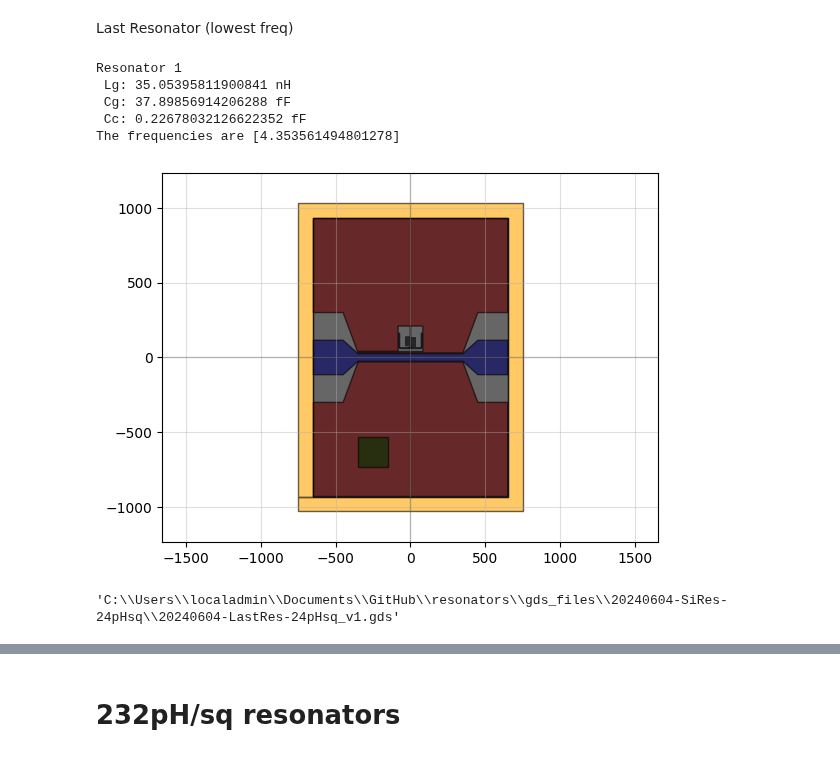
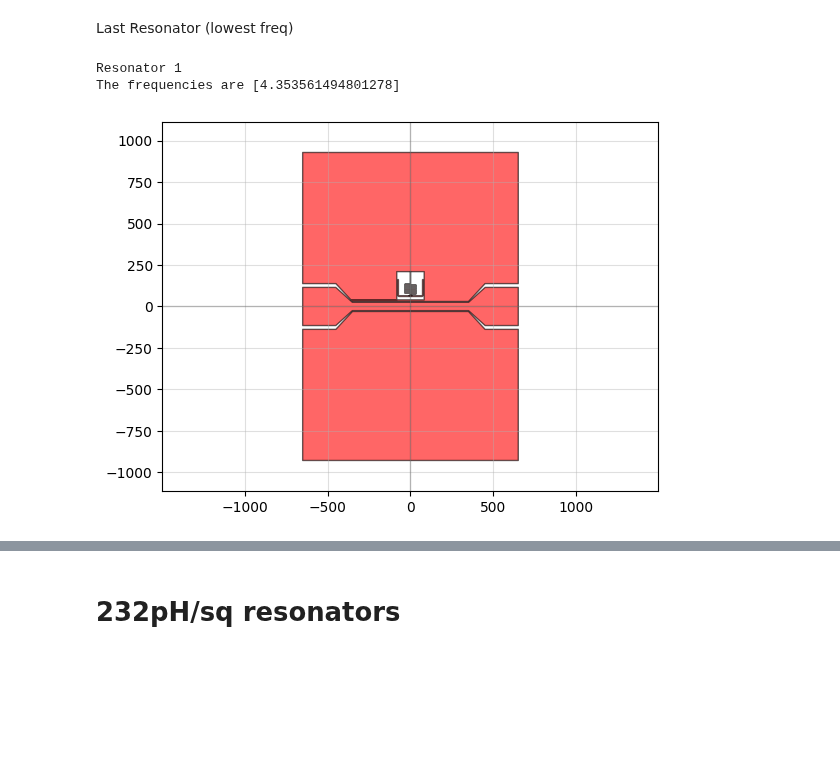
Before and after one commit to cbelo/resonators, a Jupyter notebook: 20240420-chips/design_chips.ipynb, the cells around one changed output, grey strips where cells are left out. Drawn from its saved outputs; the diff is of its cells as text; code cells hidden in the pictures; blank space fills up the shorter version.

```diff
--- a/20240420-chips/design_chips.ipynb
+++ b/20240420-chips/design_chips.ipynb
@@ -827,36 +377,32 @@ TaperWidth24 = np.ones(NumberOfResonators24)*20
 SpacingC024 = np.ones(NumberOfResonators24)*5
 SpacingCc24 = np.ones(NumberOfResonators24)*[20]
 TaperLength24 = np.ones(NumberOfResonators24)*5
 FinalSpacingBondpads24 = 100
 
 freqs = []
 for i in range(NumberOfResonators24):
     print(f'Resonator {i+1}')
     freqs.append(resonance_freq_Schuster(InductorWidth24[i]*1e-6, CapacitorWidth24[i]*1e-6, (SeparationTlineResonator24[i] + FeedlineGap24 + SpacingCc24[i])*1e-6 , FeedlineWidth24*1e-6,
                                             CapacitorVerticalLength24[i]*1e-6, SpacingC024[i]*1e-6,
                                             InductorWidth24[i]*1e-6, InductorTotalLength24[i]*1e-6, Lk_24,
                                         epsilon_r_Si, thickness_subs_Si)/1e9)
 
 print('The frequencies are', freqs)
 
 FeedlineLength24 = 700
 ChipSize24 = [FeedlineLength24 + 2*BondpadLength24 + 2*FeedlineTaperLength24, np.max(InductorTotalLength24) + 20*FeedlineWidth24]
 
 c, metal, chip24 = ChipResonatorsTline(ChipSize24, NumberOfResonators24, SeparationTlineResonator24,
                         FeedlineWidth24, FeedlineLength24, FeedlineGap24,
                         FeedlineTaperLength24, BondpadWidth24, BondpadLength24, BondpadGap24,
                         CapacitorHorizontalLength24, CapacitorVerticalLength24, CapacitorWidth24,
                         NumberOfBends24, InductorVerticalLength24, InductorHorizontalLength24, InductorWidth24, InductorEndLength24,
                         TaperWidth24, TaperLength24, SpacingC024, SpacingCc24,
-                        FinalSpacingBondpads24)
+                        FinalSpacingBondpads24, MWO_simulation=True)
 
 qp(chip24)
 chip24.write_gds(r"C:\Users\localadmin\Documents\GitHub\resonators\gds_files\20240604-SiRes-24pHsq\20240604-LastRes-24pHsq_v1.gds")
 # %% [output]
 Resonator 1
- Lg: 35.05395811900841 nH
- Cg: 37.89856914206288 fF
- Cc: 0.22678032126622352 fF
 The frequencies are [4.353561494801278]
-[figure, old version]
+[figure, new version]
-'C:\\Users\\localadmin\\Documents\\GitHub\\resonators\\gds_files\\20240604-SiRes-24pHsq\\20240604-LastRes-24pHsq_v1.gds'
```
Also changed, not shown: parts of 38 cells of this notebook, 6 other files.
